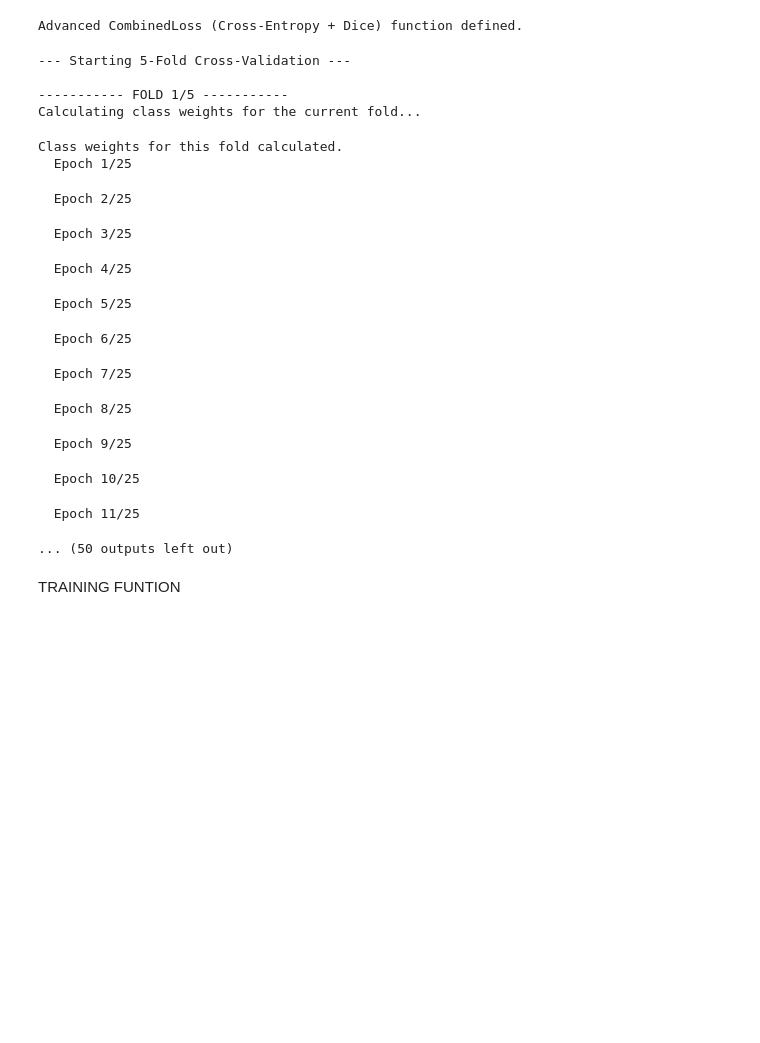
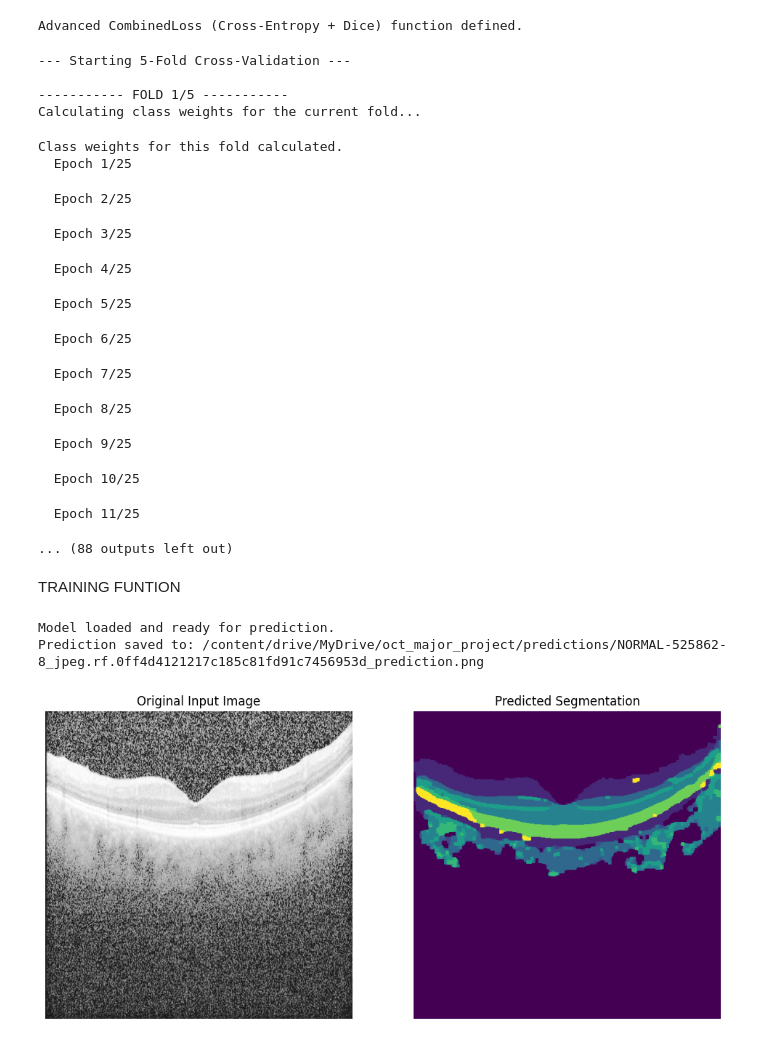
Before and after one commit to snlrai/OCT, a Jupyter notebook: Segmentation.ipynb, the cells around one changed output. Drawn from its saved outputs; the diff is of its cells as text; code cells hidden in the pictures; blank space fills up the shorter version.

Commit message:
denoising filter, learning rate to 1e-5 and dropout in doublecov for regularization

```diff
--- a/Segmentation.ipynb
+++ b/Segmentation.ipynb
@@ -135,7 +135,7 @@ os.makedirs(MASK_SAVE_DIR, exist_ok=True)
 
 # --- Hyperparameters ---
 DEVICE = "cuda" if torch.cuda.is_available() else "cpu"
-LEARNING_RATE = 1e-4
+LEARNING_RATE = 1e-5
 BATCH_SIZE = 4
 NUM_CLASSES = 11
 K_FOLDS = 5
@@ -198,6 +198,7 @@ class DoubleConv(nn.Module):
             nn.Conv2d(out_channels, out_channels, 3, 1, 1, bias=False),
             nn.BatchNorm2d(out_channels),
             nn.ReLU(inplace=True),
+            nn.Dropout(0.5)
         )
     def forward(self, x):
         return self.conv(x)
@@ -476,7 +477,7 @@ Class weights for this fold calculated.
   Epoch 9/25
   Epoch 10/25
   Epoch 11/25
-... (50 outputs left out)
+... (88 outputs left out)
 # %% [markdown]
 
 TRAINING FUNTION
@@ -486,6 +487,19 @@ import os
 import cv2
 import torch
 import numpy as np
+
+
+def clean_mask(predicted_mask, kernel_size=5):
+    """Cleans up a predicted mask using morphological operations."""
+    kernel = np.ones((kernel_size, kernel_size), np.uint8)
+
+    # Removes small, isolated noise pixels (like the speckles)
+    opened_mask = cv2.morphologyEx(predicted_mask.astype(np.uint8), cv2.MORPH_OPEN, kernel)
+
+    # Fills in small holes within the main segmented areas
+    cleaned_mask = cv2.morphologyEx(opened_mask, cv2.MORPH_CLOSE, kernel)
+
+    return cleaned_mask
 
 def predict_on_single_image(model, image_path, transform, device, save_path=None):
     """
@@ -511,6 +525,8 @@ def predict_on_single_image(model, image_path, transform, device, save_path=None
         output = model(input_tensor)
         predicted_mask = torch.argmax(output, dim=1).squeeze().cpu().numpy()
 
+        cleaned_prediction=clean_mask(predicted_mask)
+
     # --- Visualization ---
     fig, ax = plt.subplots(1, 2, figsize=(12, 6))
 
@@ -518,7 +534,7 @@ def predict_on_single_image(model, image_path, transform, device, save_path=None
     ax[0].set_title("Original Input Image")
     ax[0].axis('off')
 
-    ax[1].imshow(predicted_mask, cmap='viridis')
+    ax[1].imshow(cleaned_prediction, cmap='viridis')
     ax[1].set_title("Predicted Segmentation")
     ax[1].axis('off')
 
@@ -531,31 +547,35 @@ def predict_on_single_image(model, image_path, transform, device, save_path=None
     # --- Display the figure in the notebook ---
     plt.show()
 
 # --- Load the saved model ---
 MODEL_PATH = os.path.join(PROJECT_FOLDER_IN_DRIVE, "unet_retina_segmentation_last_fold.pth")
 prediction_model = UNet(in_channels=1, out_channels=NUM_CLASSES)
 prediction_model.load_state_dict(torch.load(MODEL_PATH, map_location=DEVICE))
 prediction_model.to(DEVICE)
 print("Model loaded and ready for prediction.")
 
 # --- Define paths and run prediction ---
-test_image_path = '/content/drive/MyDrive/oct_major_project/drusen 2.v1i.coco-segmentation/train/DRUSEN-8023853-102_jpeg.rf.0fcea15b0f8b2e94c8f915e3edea504d.jpg'
+test_image_path = '/content/drive/MyDrive/oct_major_project/NORMAL 2.v1i.coco-segmentation/train/NORMAL-525862-8_jpeg.rf.0ff4d4121217c185c81fd91c7456953d.jpg'
 
 # --- Create a path to save the output image ---
 # This will create a 'predictions' folder in your main project directory
 output_dir = os.path.join(PROJECT_FOLDER_IN_DRIVE, 'predictions/')
 os.makedirs(output_dir, exist_ok=True) # Ensure the folder exists
 
 # Create a new filename for the output
 base_name = os.path.basename(test_image_path)
 file_name_without_ext = os.path.splitext(base_name)[0]
 output_save_path = os.path.join(output_dir, f"{file_name_without_ext}_prediction.png")
 
 # --- Run the function ---
 predict_on_single_image(
     model=prediction_model,
     image_path=test_image_path,
     transform=val_transform,
     device=DEVICE,
     save_path=output_save_path
 )
+# %% [output]
+Model loaded and ready for prediction.
+Prediction saved to: /content/drive/MyDrive/oct_major_project/predictions/NORMAL-525862-8_jpeg.rf.0ff4d4121217c185c81fd91c7456953d_prediction.png
+[figure, added]
```
Also changed, not shown: parts of 3 cells of this notebook.
